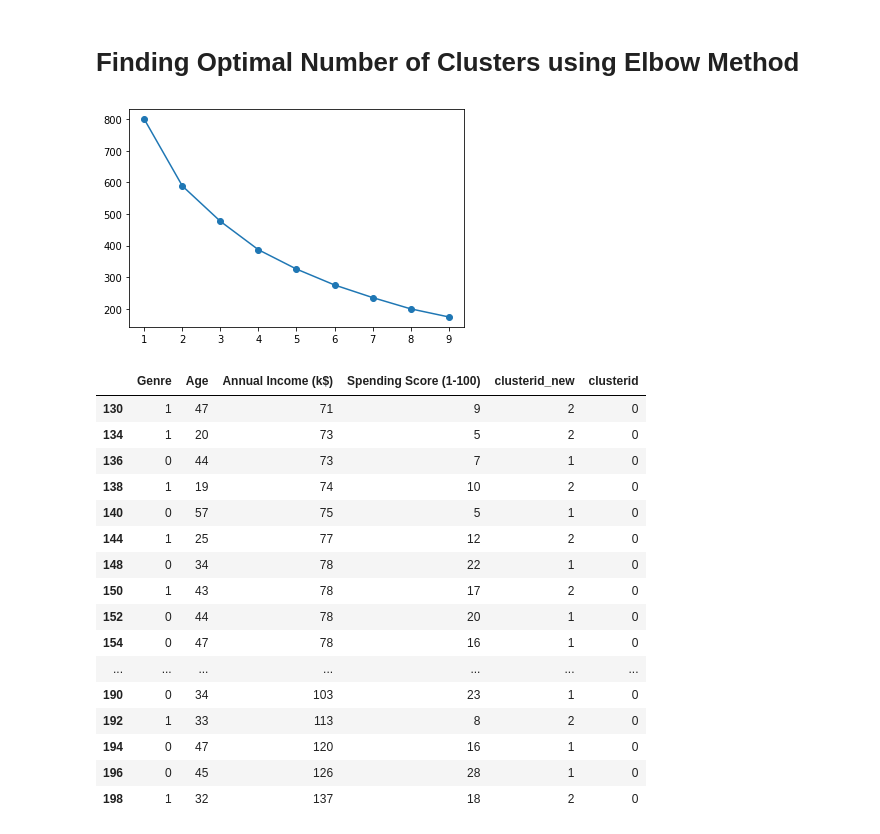
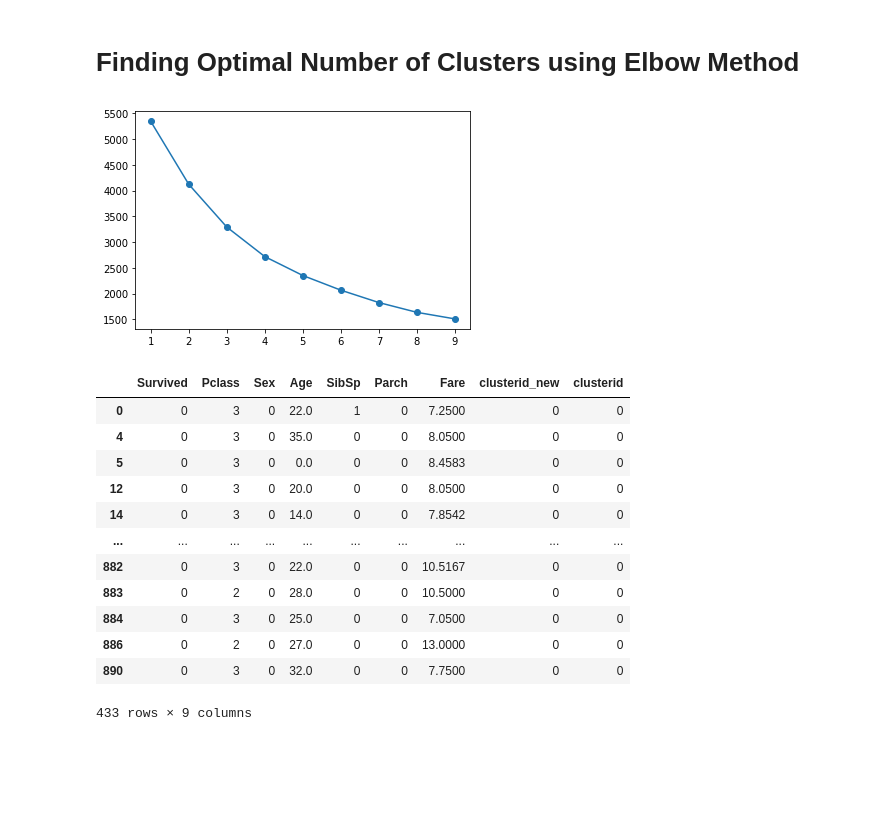
Before and after one commit to sravanirachamalla/MLA2021, a Jupyter notebook: customer_clustering.ipynb, the cells around one changed output. Cells and saved outputs as stored; diff of their text form; code cells hidden in the pictures; blank space fills up the shorter version.

```diff
--- a/customer_clustering.ipynb
+++ b/customer_clustering.ipynb
@@ -68,0 +100,2 @@ customers_data
+# %%
+titanic_data['Sex'] = encoded_sex
@@ -68,0 +118,3 @@ customers_data
+# %%
+titanic_data = titanic_data.fillna(0)
+titanic_data
@@ -71,12 +137,14 @@ customers_data
 # %%
 from sklearn.preprocessing import StandardScaler
 scaler = StandardScaler()
-scaled_customers_data = scaler.fit_transform( customers_data[['Genre',
-                                                              'Age',
-                                                'Annual Income (k$)',
-                                                'Spending Score (1-100)']] )
+scaled_titanic_data = scaler.fit_transform( titanic_data[[ 'Age',
+                                                          'Survived',
+                                                            'Pclass',
+                                                            'SibSp',
+                                                           'Parch',
+                                                            'Fare']] )
 # %%
 from sklearn.cluster import KMeans
-clusters_new = KMeans( 3, random_state=42 )
-clusters_new.fit( scaled_customers_data )
-customers_data["clusterid_new"] = clusters_new.labels_
+clusters_new = KMeans( 4, random_state=42 )
+clusters_new.fit( scaled_titanic_data )
+titanic_data["clusterid_new"] = clusters_new.labels_
@@ -103,15 +171,15 @@ import matplotlib.pyplot as plt
 # %%
 cluster_range = range( 1, 10 )
 cluster_errors = []
 
 for num_clusters in cluster_range:
   clusters = KMeans( num_clusters )
-  clusters.fit( scaled_customers_data )
+  clusters.fit( scaled_titanic_data )
   cluster_errors.append( clusters.inertia_ )
 
 plt.figure(figsize=(6,4))
 plt.plot( cluster_range, cluster_errors, marker = "o" );
 #plt.title( "Fig 5: Elbow Diagram");
 # %% [output]
-[figure, old version]
+[figure, new version]
 # %%
@@ -122,21 +190,17 @@ plt.plot( cluster_range, cluster_errors, marker = "o" );
 # %%
-customers_data[customers_data.clusterid == 0]
+titanic_data[titanic_data.clusterid == 0]
 # %% [output]
-|  | Genre | Age | Annual Income (k$) | Spending Score (1-100) | clusterid_new | clusterid |
-| 130 | 1 | 47 | 71 | 9 | 2 | 0 |
-| 134 | 1 | 20 | 73 | 5 | 2 | 0 |
-| 136 | 0 | 44 | 73 | 7 | 1 | 0 |
-| 138 | 1 | 19 | 74 | 10 | 2 | 0 |
-| 140 | 0 | 57 | 75 | 5 | 1 | 0 |
-| 144 | 1 | 25 | 77 | 12 | 2 | 0 |
-| 148 | 0 | 34 | 78 | 22 | 1 | 0 |
-| 150 | 1 | 43 | 78 | 17 | 2 | 0 |
-| 152 | 0 | 44 | 78 | 20 | 1 | 0 |
-| 154 | 0 | 47 | 78 | 16 | 1 | 0 |
-| ... | ... | ... | ... | ... | ... | ... |
-| 190 | 0 | 34 | 103 | 23 | 1 | 0 |
-| 192 | 1 | 33 | 113 | 8 | 2 | 0 |
-| 194 | 0 | 47 | 120 | 16 | 1 | 0 |
-| 196 | 0 | 45 | 126 | 28 | 1 | 0 |
-| 198 | 1 | 32 | 137 | 18 | 2 | 0 |
+|  | Survived | Pclass | Sex | Age | SibSp | Parch | Fare | clusterid_new | clusterid |
+| 0 | 0 | 3 | 0 | 22.0 | 1 | 0 | 7.2500 | 0 | 0 |
+| 4 | 0 | 3 | 0 | 35.0 | 0 | 0 | 8.0500 | 0 | 0 |
+| 5 | 0 | 3 | 0 | 0.0 | 0 | 0 | 8.4583 | 0 | 0 |
+| 12 | 0 | 3 | 0 | 20.0 | 0 | 0 | 8.0500 | 0 | 0 |
+| 14 | 0 | 3 | 0 | 14.0 | 0 | 0 | 7.8542 | 0 | 0 |
+| ... | ... | ... | ... | ... | ... | ... | ... | ... | ... |
+| 882 | 0 | 3 | 0 | 22.0 | 0 | 0 | 10.5167 | 0 | 0 |
+| 883 | 0 | 2 | 0 | 28.0 | 0 | 0 | 10.5000 | 0 | 0 |
+| 884 | 0 | 3 | 0 | 25.0 | 0 | 0 | 7.0500 | 0 | 0 |
+| 886 | 0 | 2 | 0 | 27.0 | 0 | 0 | 13.0000 | 0 | 0 |
+| 890 | 0 | 3 | 0 | 32.0 | 0 | 0 | 7.7500 | 0 | 0 |
+433 rows × 9 columns
 # %%
```
Also changed, not shown: parts of 29 cells of this notebook.
